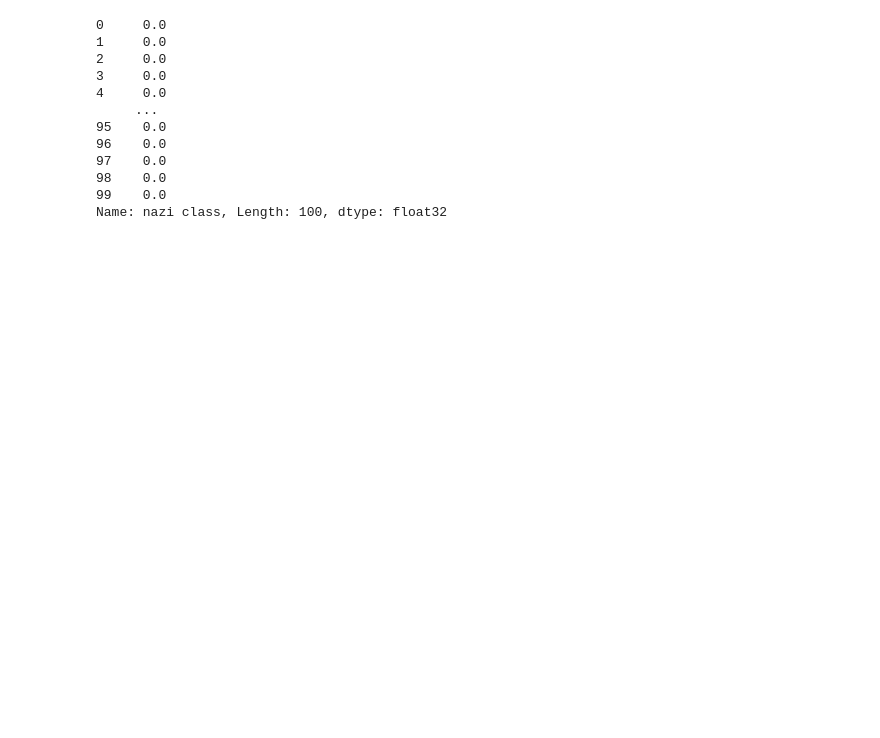
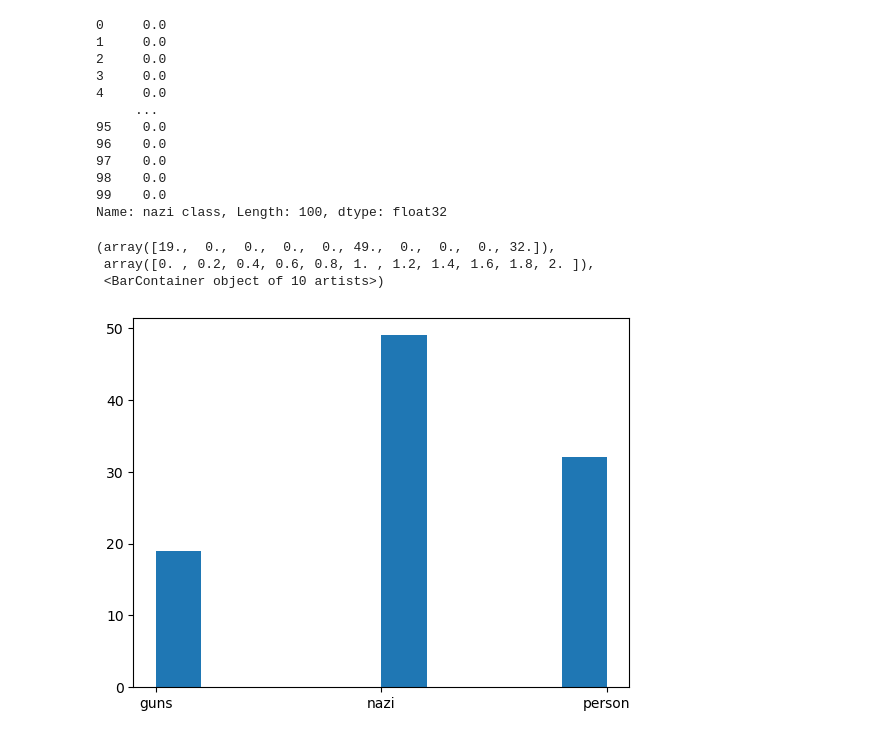
Before and after one commit to gtktorres/w_system, a Jupyter notebook: toxic_pattern/model/Structured Data-Extremism Detection.ipynb, the cells around one changed output. Drawn from its saved outputs; the diff is of its cells as text; code cells hidden in the pictures; blank space fills up the shorter version.

```diff
--- a/toxic_pattern/model/Structured Data-Extremism Detection.ipynb
+++ b/toxic_pattern/model/Structured Data-Extremism Detection.ipynb
@@ -185,0 +200,7 @@ test_df['nazi class']
+# %%
+plt.hist(test_df['class'])
+# %% [output]
+(array([19.,  0.,  0.,  0.,  0., 49.,  0.,  0.,  0., 32.]),
+ array([0. , 0.2, 0.4, 0.6, 0.8, 1. , 1.2, 1.4, 1.6, 1.8, 2. ]),
+ <BarContainer object of 10 artists>)
+[figure, added]
```
Also changed, not shown: parts of 10 cells of this notebook, 1 other file.
